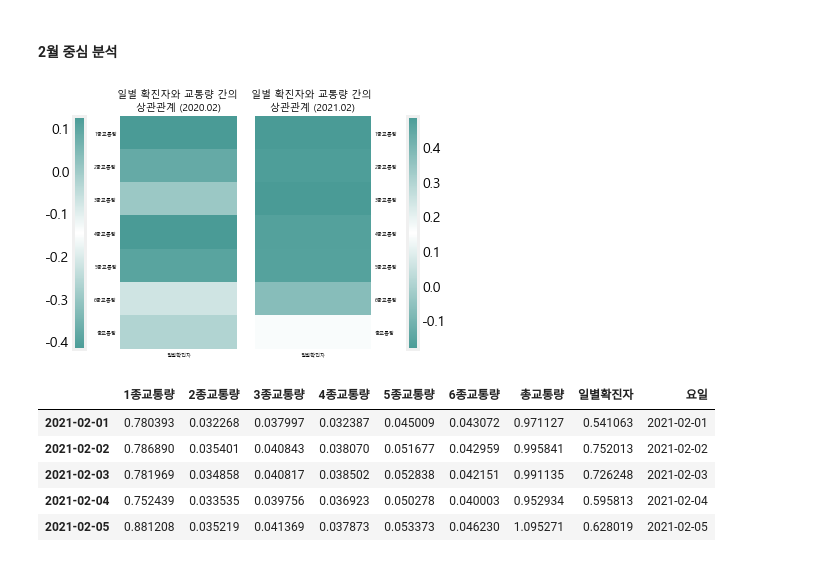
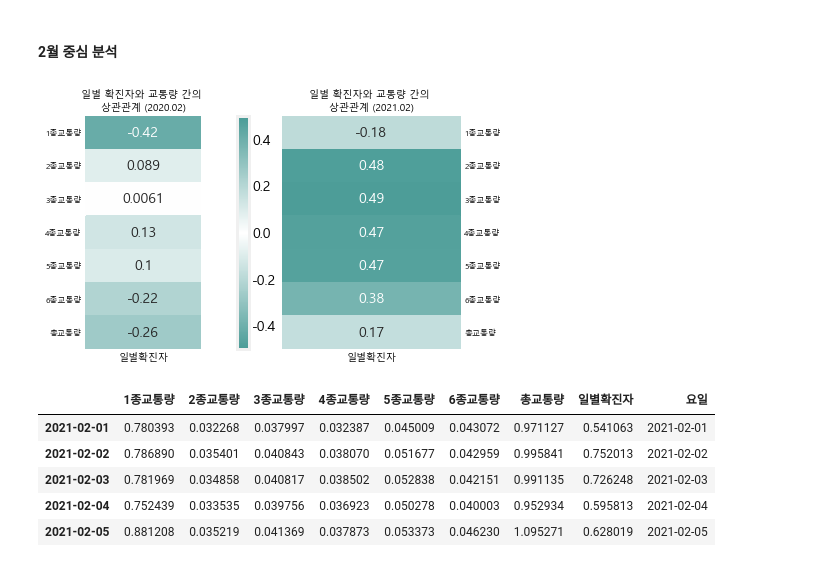
Before and after one commit to WooShangHyeon/damentor_3, a Jupyter notebook: FINAL_SAMHYUNTECH-시각화1-mint.ipynb, the cells around one changed output. Drawn from its saved outputs; the diff is of its cells as text; code cells hidden in the pictures.

Commit message:
colorbar

```diff
--- a/FINAL_SAMHYUNTECH-시각화1-mint.ipynb
+++ b/FINAL_SAMHYUNTECH-시각화1-mint.ipynb
@@ -919,23 +919,24 @@ feb_2021_covid_traffic=lastfeb_traffic_data.join(lastfeb_covid_data_n['일별확
 # %%
 feb_2020_covid_traffic_heat=heat(feb_2020_covid_traffic)
 feb_2021_covid_traffic_heat=heat(feb_2021_covid_traffic)
 
 fig, (ax,ax2) = plt.subplots(ncols=2)
 fig.subplots_adjust(wspace=0.1)
 
 ax2.set_title('일별 확진자와 교통량 간의 \n상관관계 (2021.02)', fontsize=10)
 ax.set_title('일별 확진자와 교통량 간의 \n상관관계 (2020.02)', fontsize=10)
-ax=sns.heatmap(feb_2020_covid_traffic_heat, cmap=double2, ax=ax, cbar=False)
-fig.colorbar(ax.collections[0], ax=ax,location="left", use_gridspec=False, pad=0.2)
-ax2=sns.heatmap(feb_2021_covid_traffic_heat, cmap=double2, ax=ax2, cbar=False)
-fig.colorbar(ax2.collections[0], ax=ax2,location="right", use_gridspec=False, pad=0.2)
+ax=sns.heatmap(feb_2020_covid_traffic_heat, vmin=-0.5, vmax=0.5, cmap=double2, ax=ax, cbar=False,annot=True)
+fig.colorbar(ax.collections[0], ax=ax,location='right',use_gridspec=False, pad=0.2)
+ax2=sns.heatmap(feb_2021_covid_traffic_heat, vmin=-0.5, vmax=0.5, cmap=double2, ax=ax2, cbar=False,annot=True)
+ax.set_xticklabels(ax.get_xmajorticklabels(),fontsize=10)
+ax2.set_xticklabels(ax2.get_xmajorticklabels(),fontsize=10)
 ax2.yaxis.tick_right()
 ax2.tick_params(rotation=0)
-ax.set_yticklabels(ax.get_ymajorticklabels(), fontsize = 5)
-ax2.set_yticklabels(ax.get_ymajorticklabels(), fontsize = 5)
+ax.set_yticklabels(ax.get_ymajorticklabels(), fontsize = 8)
+ax2.set_yticklabels(ax2.get_ymajorticklabels(), fontsize = 8)
 plt.show()
 # %% [output]
-[figure, old version]
+[figure, new version]
 # %%
 feb_2020_covid_traffic['요일']=feb_2020_covid_traffic.index
 feb_2021_covid_traffic['요일']=feb_2021_covid_traffic.index
```
Also changed, not shown: parts of 1 cell of this notebook.
